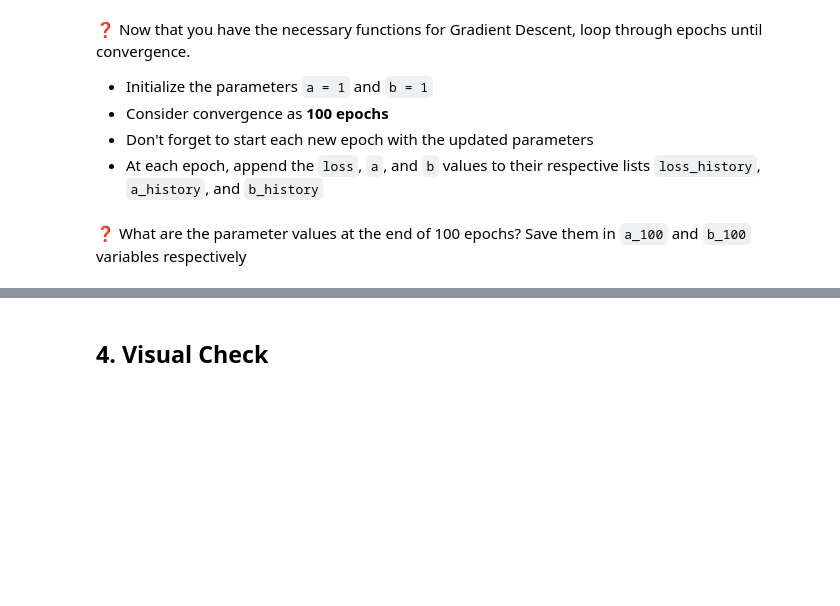
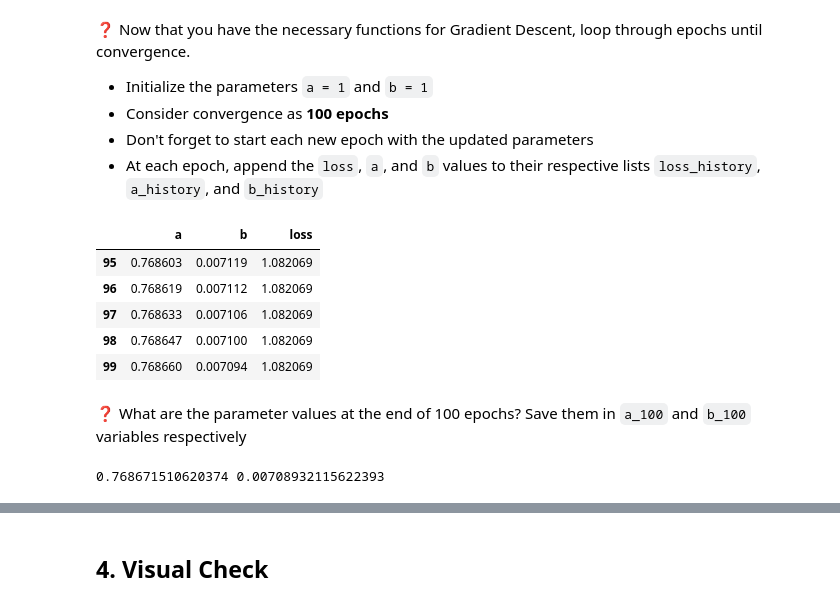
Before and after one commit to itsyeren/gradient-descent, a Jupyter notebook: Gradient-Descent.ipynb, the cells around one changed output, grey strips where cells are left out. Drawn from its saved outputs; the diff is of its cells as text; code cells hidden in the pictures; blank space fills up the shorter version.

Commit message:
Completed descent step

```diff
--- a/Gradient-Descent.ipynb
+++ b/Gradient-Descent.ipynb
@@ -92,7 +107,9 @@ Again, you should reuse the Hypothesis Function in your new function to compute
 </details>
 # %%
 def gradient(X,Y,a,b):
-    pass  # YOUR CODE HERE
+    Y_pred = h(X,a,b)
+    d_a = np.sum(-2*(Y-Y_pred)*X)
+    d_b = np.sum(-2*(Y-Y_pred))
     return d_a, d_b
 # %% [markdown]
 ❓ Using your function, what would the partial derivatives of each parameter be if:
@@ -112,7 +129,8 @@ $$
 ❓ Define a function that computes the step sizes along each parameter (`a`, `b`) based on the derivatives (`d_a`, `d_b`) and a `learning_rate` equal to `0.01` by default
 # %%
 def steps(d_a,d_b, learning_rate = 0.01):
-    pass  # YOUR CODE HERE
+    step_a = d_a * learning_rate
+    step_b = d_b * learning_rate
     return (step_a, step_b)
 # %% [markdown]
 ❓ What would the steps (`step_a`, `step_b`) be for the derivatives computed above for (`a`, `b`) = (1, 1)?
@@ -130,7 +149,8 @@ $$
 ❓ Define a function that computes updated parameter values from old parameter values and step sizes.
 # %%
 def update_params(a, b, step_a, step_b):
-    pass  # YOUR CODE HERE
+    a_new = a - step_a
+    b_new = b - step_b
     return a_new , b_new
 # %% [markdown]
 ### 2.6 A Full Epoch
@@ -146,0 +161,10 @@ def update_params(a, b, step_a, step_b):
+# %%
+a = 1
+b = 1
+
+d_a,d_b = gradient(data_X,data_Y,a,b)
+step_a,step_b = steps(d_a,d_b, learning_rate = 0.01)
+a_new,b_new = update_params(a,b,step_a,step_b)
+
+print(a_new)
+print(b_new)
@@ -158,2 +183,32 @@ def update_params(a, b, step_a, step_b):
+# %%
+a = 1
+b = 1
+
+loss_history = []
+a_history = []
+b_history = []
+
+for epoch in range(100):
+
+    a_history.append(a)
+    b_history.append(b)
+
+    loss_epoch = loss(data_X,data_Y,a,b)
+    loss_history.append(loss_epoch)
+
+    d_a,d_b = gradient(data_X,data_Y,a,b)
+
+    step_a,step_b = steps(d_a,d_b)
+
+    a, b = update_params(a, b, step_a, step_b)
+
+pd.DataFrame({'a': a_history, 'b': b_history, 'loss': loss_history}).tail()
+# %% [output]
+|  | a | b | loss |
+| 95 | 0.768603 | 0.007119 | 1.082069 |
+| 96 | 0.768619 | 0.007112 | 1.082069 |
+| 97 | 0.768633 | 0.007106 | 1.082069 |
+| 98 | 0.768647 | 0.007100 | 1.082069 |
+| 99 | 0.768660 | 0.007094 | 1.082069 |
 # %% [markdown]
 ❓ What are the parameter values at the end of 100 epochs? Save them in `a_100` and `b_100` variables respectively
@@ -162,3 +215,9 @@ def update_params(a, b, step_a, step_b):
+# %%
+a_100 = a
+b_100 = b
+print(a,b)
+# %% [output]
+0.768671510620374 0.00708932115622393
 # %%
 # 🧪 Test your code
 from nbresult import ChallengeResult
```
Also changed, not shown: parts of 22 cells of this notebook, 1 other file.
